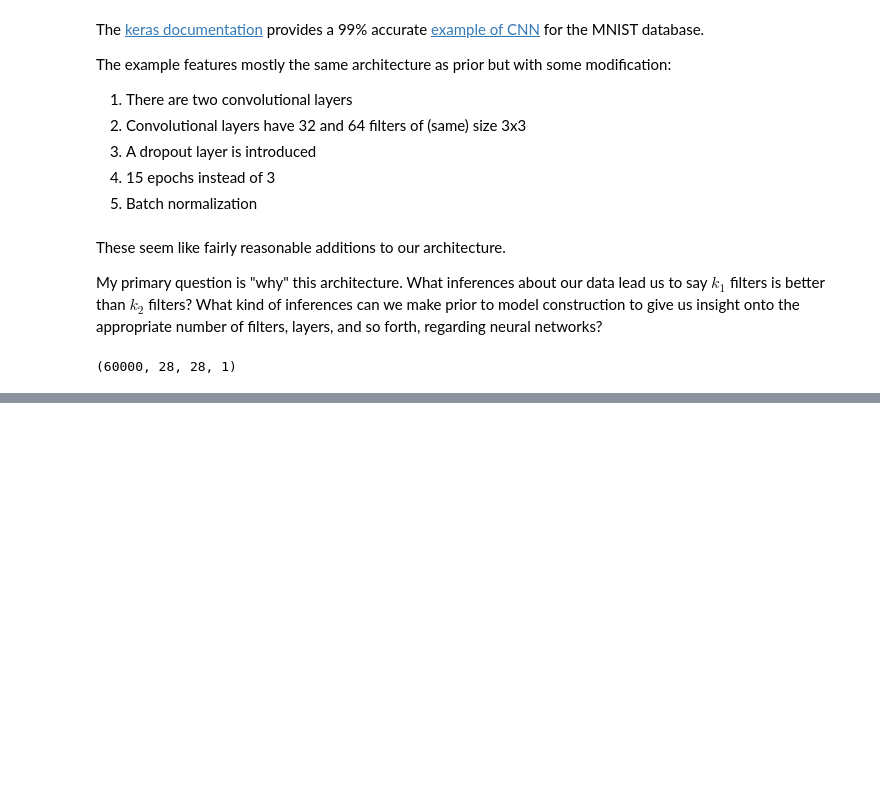
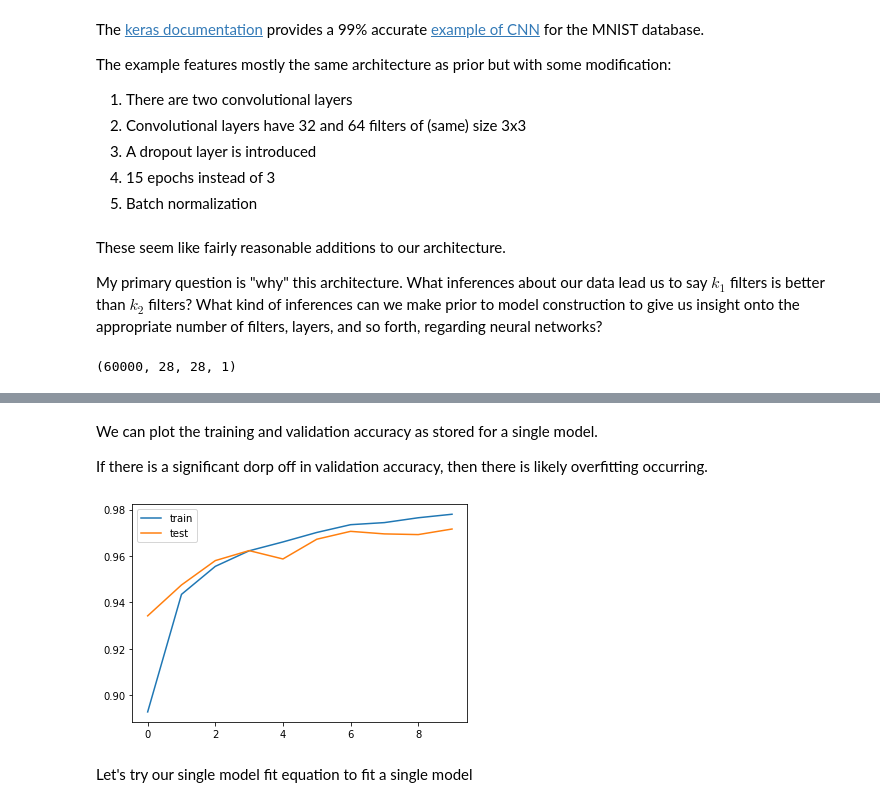
Before and after one commit to MarcoRSousa/DigitClassification, a Jupyter notebook: Python/DigitClassification_NN.ipynb, the cells around one changed output, grey strips where cells are left out. Drawn from its saved outputs; the diff is of its cells as text; code cells hidden in the pictures; blank space fills up the shorter version.

```diff
--- a/Python/DigitClassification_NN.ipynb
+++ b/Python/DigitClassification_NN.ipynb
@@ -1705,0 +1798,13 @@ Test accuracy: 0.9927999973297119
+# %%
+# Normalize the images.
+xTrain = (xTrain / 255) - 0.5
+xTest = (xTest / 255) - 0.5
+
+# Flatten the images.
+xTrain = xTrain.reshape((-1, 784))
+xTest = xTest.reshape((-1, 784))
+#input = input.flatten()
+
+#printing shape
+print(xTrain.shape)
+print(xTest.shape)
@@ -1705,0 +1829,23 @@ Test accuracy: 0.9927999973297119
+# %%
+#Constructing our layers
+model = Sequential([
+  Dense(64, activation='relu'),
+  Dense(64, activation='relu'),
+  Dense(10, activation='softmax'),
+])
+# %%
+#Comppiling our model with categorical crossentropy loss; adam optimizer
+model.compile(
+  optimizer='adam',
+  loss='categorical_crossentropy',
+  metrics=['accuracy'],
+)
+# %%
+#model fit; now with validation
+history = model.fit(
+  xTrain,
+  to_categorical(yTrain),
+  epochs=10,
+  batch_size=32,
+  validation_data=(xTest, to_categorical(yTest))
+  )
@@ -1705,0 +1873,13 @@ Test accuracy: 0.9927999973297119
+# %% [markdown]
+We can plot the training and validation accuracy as stored for a single model.
+
+If there is a significant dorp off in validation accuracy, then there is likely overfitting occurring.
+# %%
+from matplotlib import pyplot
+# learning curves of model accuracy
+pyplot.plot(history.history['accuracy'], label='train')
+pyplot.plot(history.history['val_accuracy'], label='test')
+pyplot.legend()
+pyplot.show()
+# %% [output]
+[figure, added]
@@ -1705,0 +1912,2 @@ Test accuracy: 0.9927999973297119
+# %% [markdown]
+Let's try our single model fit equation to fit a single model
```
Also changed, not shown: parts of 162 cells of this notebook.
